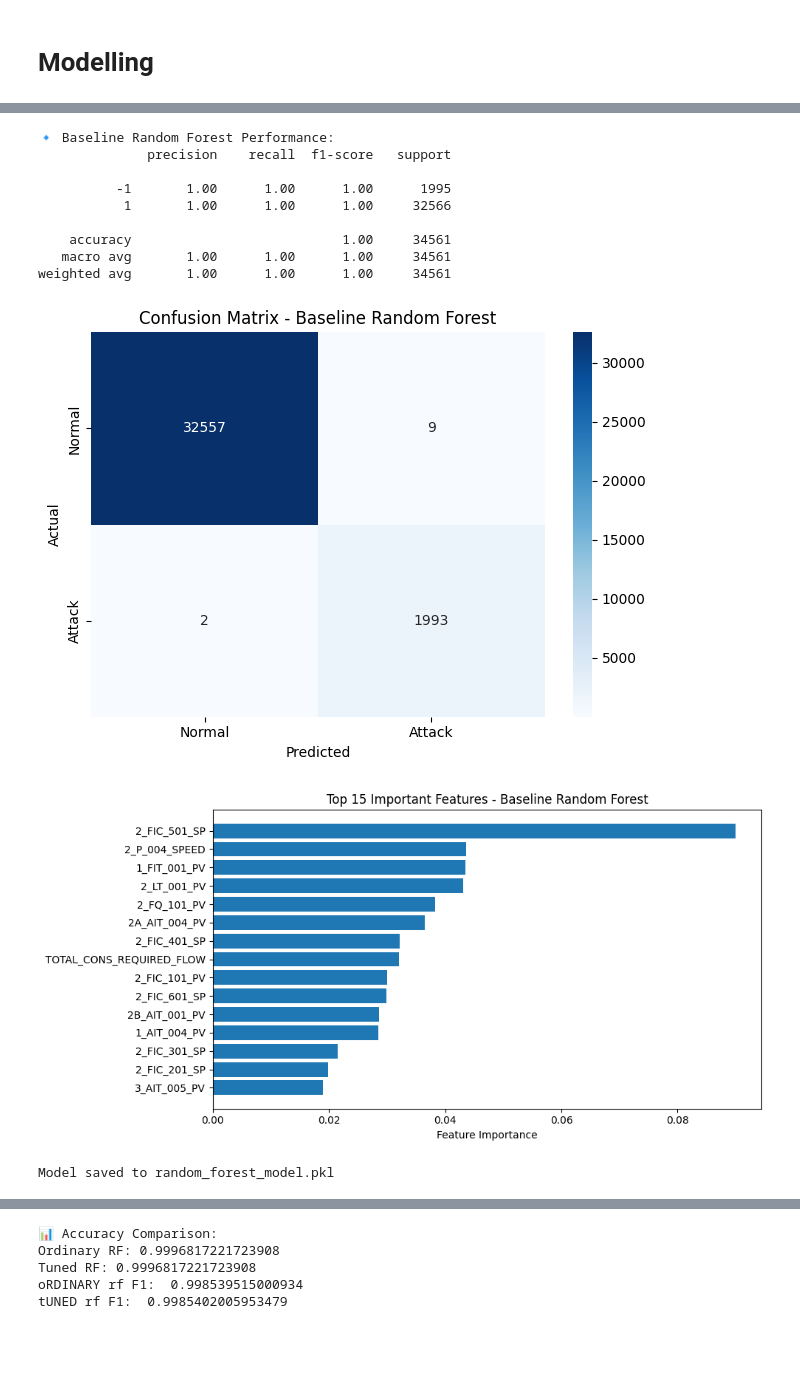
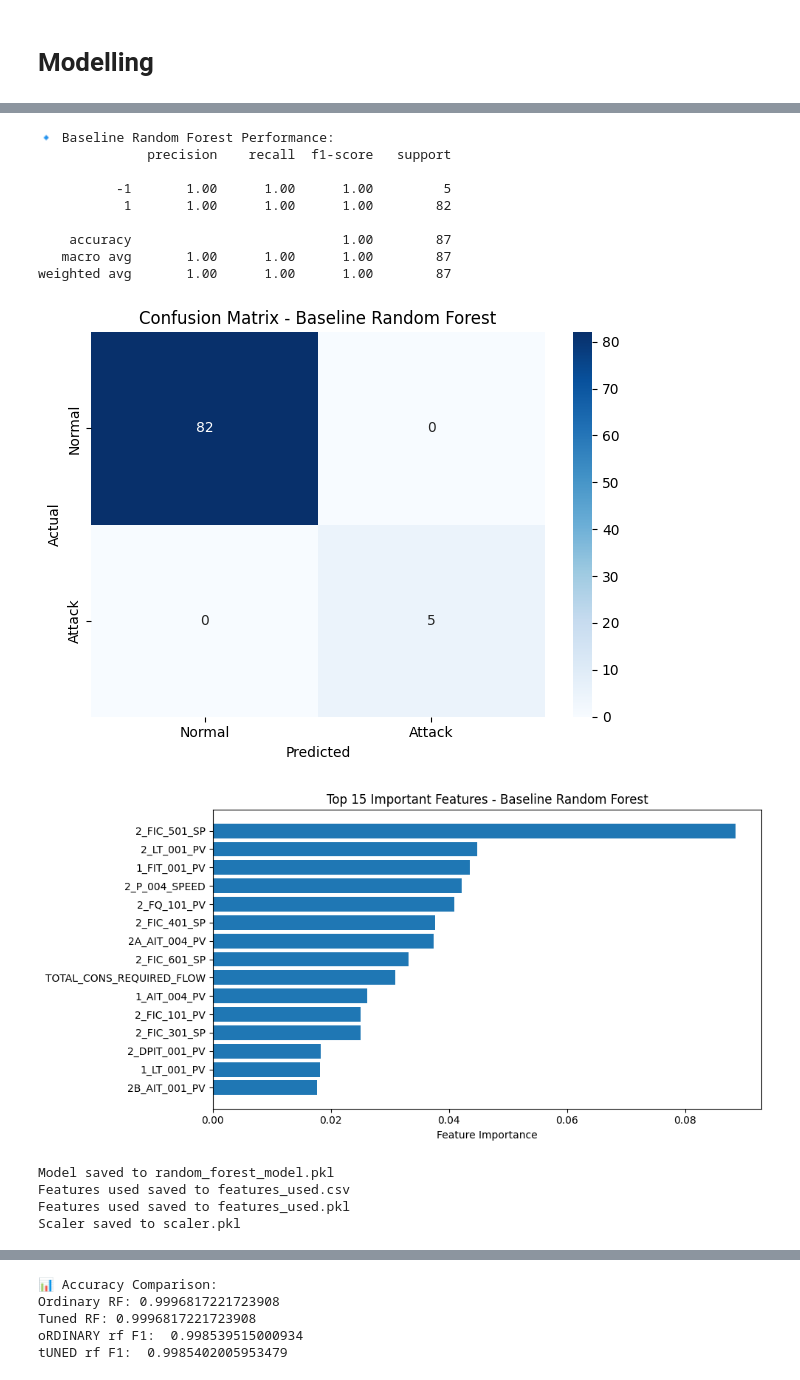
Before and after one commit to ambolatunji/smartfactoriesim, a Jupyter notebook: pre_model.ipynb, the cells around one changed output, grey strips where cells are left out. Drawn from its saved outputs; the diff is of its cells as text; code cells hidden in the pictures; blank space fills up the shorter version.

```diff
--- a/pre_model.ipynb
+++ b/pre_model.ipynb
@@ -72,13 +88,13 @@ scaler = MinMaxScaler()
 X_scaled = scaler.fit_transform(features)
 
 # Step 5: Train-test split (80/20), stratify to balance attack/normal
-X_train, X_test, y_train, y_test = train_test_split(
-    X_scaled, labels, test_size=0.2, stratify=labels, random_state=42
+X_train, X_test, y_train, y_test_rf = train_test_split(
+    X_scaled, labels, test_size=0.0005, stratify=labels, random_state=42
 )
 
 # Shape summary
 print(f"Train shape: {X_train.shape}, Test shape: {X_test.shape}")
 print(f"Label distribution in train:\n{pd.Series(y_train).value_counts()}")
-print(f"Label distribution in test:\n{pd.Series(y_test).value_counts()}")
+print(f"Label distribution in test:\n{pd.Series(y_test_rf).value_counts()}")
 # %% [output]
 Detected label column: Attack LABLE (1:No Attack, -1:Attack)
@@ -151,49 +118,68 @@ from sklearn.metrics import classification_report, confusion_matrix
 # Basic model
 rf_basic = RandomForestClassifier(random_state=42, class_weight='balanced')
 rf_basic.fit(X_train, y_train)
+rf_proba = rf_basic.predict_proba(X_test)[:, 1]  # probability of class '1' (attack)
+
 
 # Predict
 y_pred_basic = rf_basic.predict(X_test)
 
 # Evaluate
 print("🔹 Baseline Random Forest Performance:")
-print(classification_report(y_test, y_pred_basic))
+print(classification_report(y_test_rf, y_pred_basic))
 # confusion Matix
-cm_basic = confusion_matrix(y_test, y_pred_basic, labels=[1, -1])
+cm_basic = confusion_matrix(y_test_rf, y_pred_basic, labels=[1, -1])
 sns.heatmap(cm_basic, annot=True, fmt='d', cmap='Blues', xticklabels=['Normal', 'Attack'], yticklabels=['Normal', 'Attack'])
 plt.title("Confusion Matrix - Baseline Random Forest")
 plt.xlabel("Predicted")
 plt.ylabel("Actual")
 plt.tight_layout()
 plt.show()
 # Feature Importance
 importances_basic = rf_basic.feature_importances_
 indices_basic = np.argsort(importances_basic)[-15:]
 plt.figure(figsize=(10, 5))
 plt.barh(range(len(indices_basic)), importances_basic[indices_basic], align='center')
 plt.yticks(range(len(indices_basic)), [features.columns[i] for i in indices_basic])
 plt.xlabel('Feature Importance')
 plt.title('Top 15 Important Features - Baseline Random Forest')
 plt.tight_layout()
 plt.show()
 
 # Step 6: Save the model
 
 import joblib
 # Save the model to a file
 model_filename = 'random_forest_model.pkl'
-joblib.dump(rf_model, model_filename)
+joblib.dump(rf_basic, model_filename)
 print(f"Model saved to {model_filename}")
+
+
+# save the features used in the model in csv format
+features_filename = 'features_used.csv'
+pd.Series(features.columns).to_csv(features_filename, index=False, header=False)
+print(f"Features used saved to {features_filename}")
+
+features_filename = 'features_used.pkl'
+joblib.dump(features.columns.tolist(), features_filename)
+print(f"Features used saved to {features_filename}")
+# Save the scaler
+scaler_filename = 'scaler.pkl'
+joblib.dump(scaler, scaler_filename)
+print(f"Scaler saved to {scaler_filename}")
 # %% [output]
 🔹 Baseline Random Forest Performance:
               precision    recall  f1-score   support
 
-          -1       1.00      1.00      1.00      1995
-           1       1.00      1.00      1.00     32566
+          -1       1.00      1.00      1.00         5
+           1       1.00      1.00      1.00        82
 
-    accuracy                           1.00     34561
-   macro avg       1.00      1.00      1.00     34561
-weighted avg       1.00      1.00      1.00     34561
+    accuracy                           1.00        87
+   macro avg       1.00      1.00      1.00        87
+weighted avg       1.00      1.00      1.00        87
-[figure, old version]
+[figure, new version]
-[figure, old version]
+[figure, new version]
 Model saved to random_forest_model.pkl
+Features used saved to features_used.csv
+Features used saved to features_used.pkl
+Scaler saved to scaler.pkl
```
Also changed, not shown: parts of 54 cells of this notebook, 25 other files.
